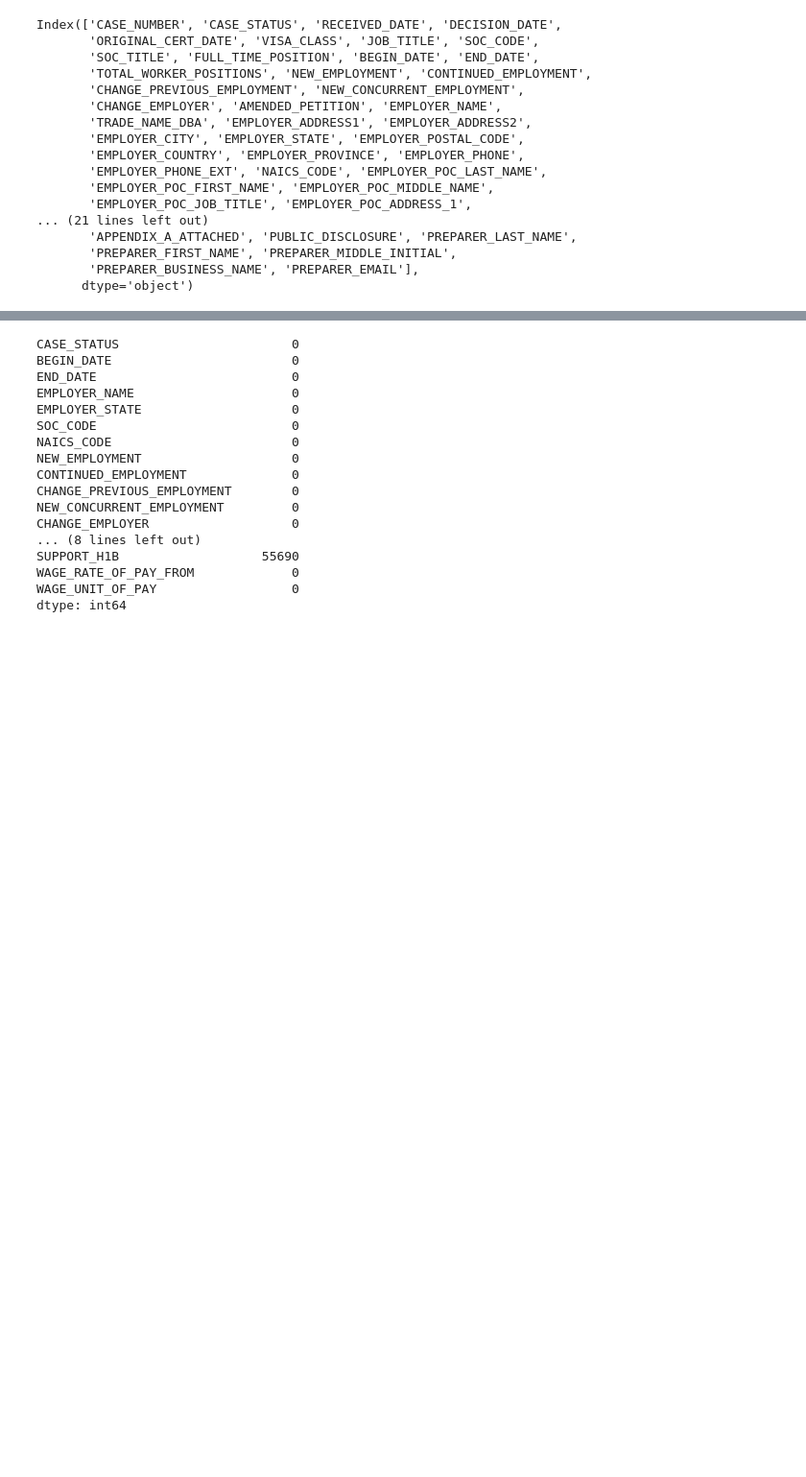
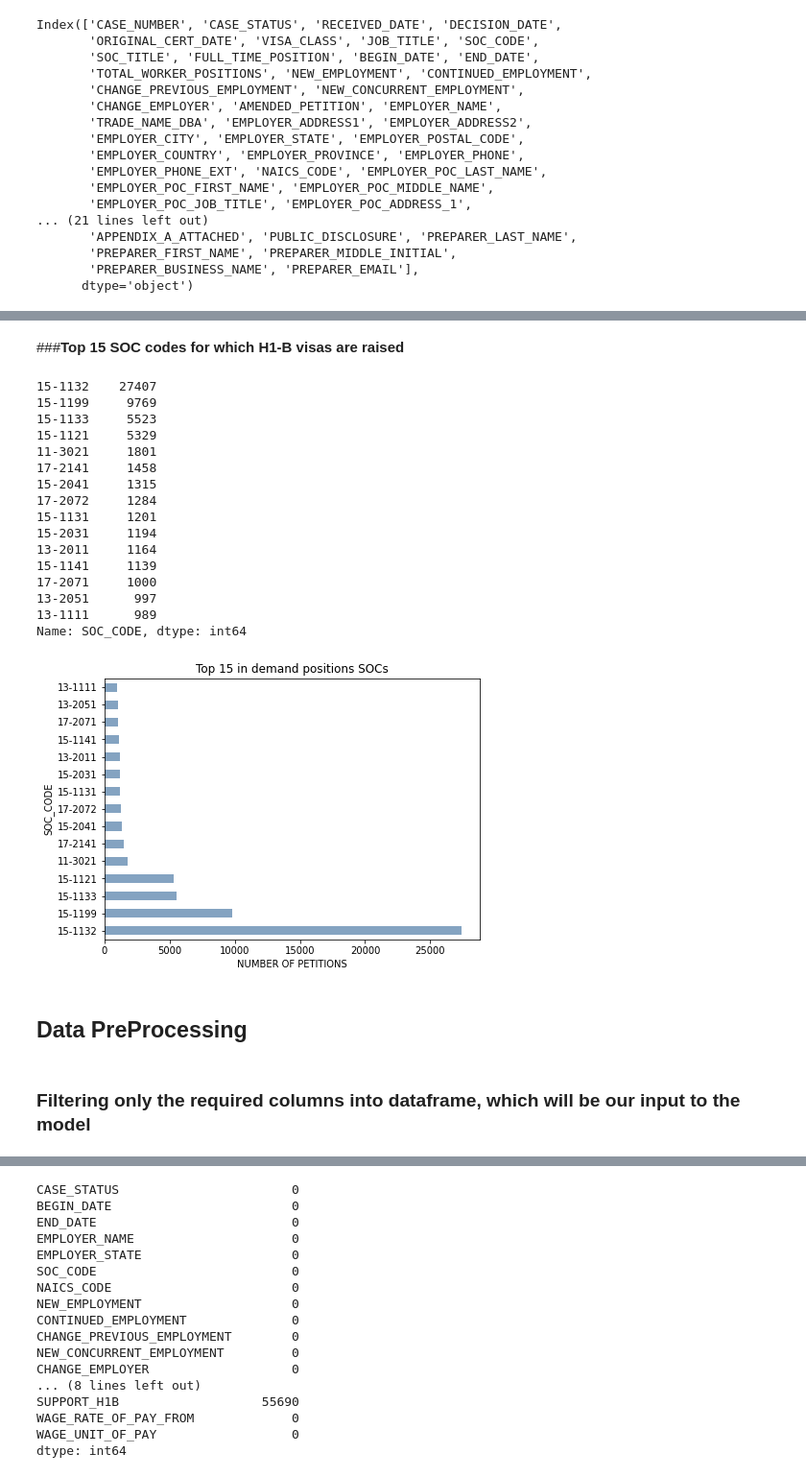
Before and after one commit to ddesai-sjsu/DataMiningFinalProject, a Jupyter notebook: H1B_Prediction.ipynb, the cells around one changed output, grey strips where cells are left out. Shown at 96% size. Saved outputs shown, nothing was run; the diff lists cells and outputs as text; code cells hidden in the pictures; blank space fills up the shorter version.

```diff
--- a/H1B_Prediction.ipynb
+++ b/H1B_Prediction.ipynb
@@ -53,3 +162,34 @@ Index(['CASE_NUMBER', 'CASE_STATUS', 'RECEIVED_DATE', 'DECISION_DATE',
+# %% [markdown]
+###**Top 15 SOC codes for which H1-B visas are raised**
+# %%
+plot_status_topsoc= df['SOC_CODE'].value_counts().head(15).plot.barh(title = "Top 15 in demand positions SOCs", \
+                                                                 color =(0.2, 0.4, 0.6, 0.6), figsize = (7, 5))
+plot_status_topsoc.set_ylabel("SOC_CODE")
+plot_status_topsoc.set_xlabel("NUMBER OF PETITIONS")
+plot_status_topsoc
+print(df['SOC_CODE'].value_counts().head(15))
+# %% [output]
+15-1132    27407
+15-1199     9769
+15-1133     5523
+15-1121     5329
+11-3021     1801
+17-2141     1458
+15-2041     1315
+17-2072     1284
+15-1131     1201
+15-2031     1194
+13-2011     1164
+15-1141     1139
+17-2071     1000
+13-2051      997
+13-1111      989
+Name: SOC_CODE, dtype: int64
+[figure, added]
+# %% [markdown]
+## **Data PreProcessing**
+# %% [markdown]
+### **Filtering only the required columns into dataframe, which will be our input to the model**
 # %%
 df=df[['CASE_STATUS', 'BEGIN_DATE', 'END_DATE',
        'EMPLOYER_NAME', 'EMPLOYER_STATE', 'SOC_CODE', 'NAICS_CODE',
```
Also changed, not shown: parts of 29 cells of this notebook.
